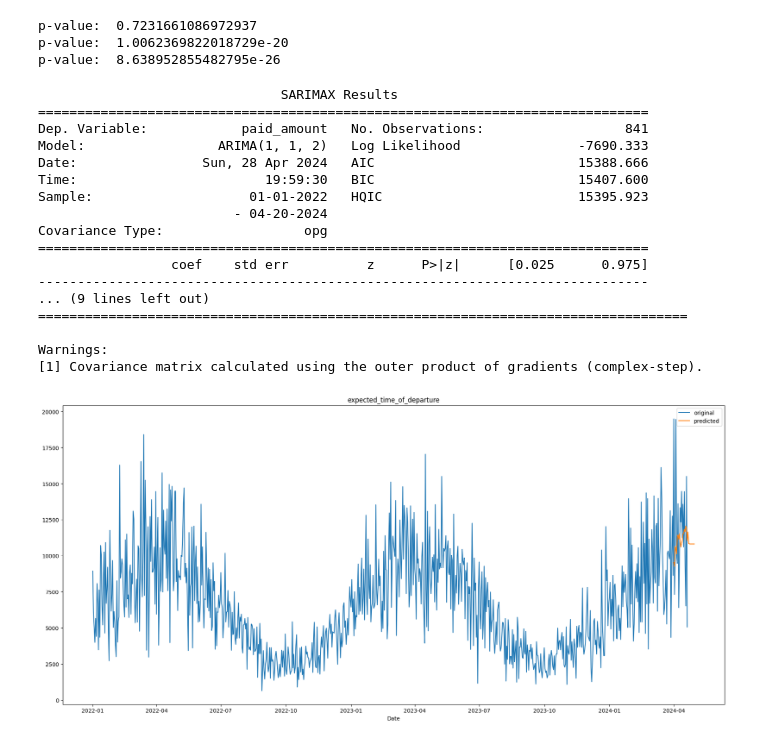
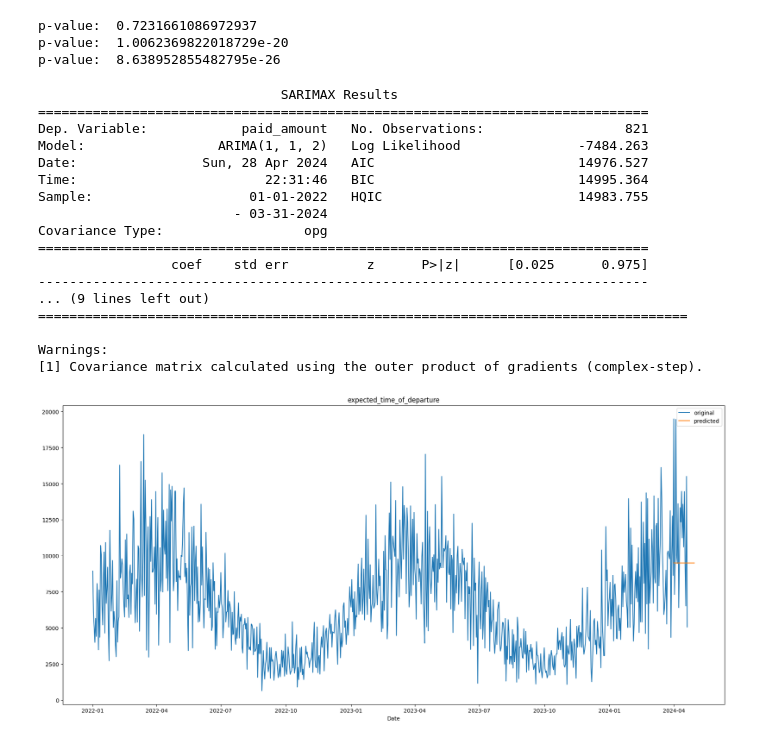
Before and after one commit to tglkwon/DataAnalysis, a Jupyter notebook: EDA.ipynb, the cells around one changed output. Cells and saved outputs as stored; diff of their text form; code cells hidden in the pictures.

```diff
--- a/EDA.ipynb
+++ b/EDA.ipynb
@@ -55,7 +63,7 @@ def load_dataset(filename):
 
     feature_names = ['port_of_loading', 'port_of_discharge', 'HSCODE', 'is_coc',
        'cargo_weight', 'expected_time_of_departure', 'teu']
-    target = 'paid_amount'
+    target = 'HSCODE2'
 
     return feature_names, target, dataset
 
@@ -117,6 +125,8 @@ def factorzie_text_values(dataset):
     date_string = dataset['expected_time_of_departure'].dt.strftime('%Y%m%d')
     dataset['date'] = date_string.astype(int)
 
+    dataset['HSCODE2'] = (dataset['HSCODE']/10000).astype(int)
+
     dataset.sort_values(by=['expected_time_of_departure'], axis=0, ascending=True, inplace=True)
 
     print(dataset.head(5))
@@ -404,42 +514,42 @@ p-value:  8.638952855482795e-26
 from statsmodels.tsa.arima.model import ARIMA
 
 # fit model
-model = ARIMA(ts, order=(1,1,2))
+model = ARIMA(ts[ts.index < datetime(2024,4,1)], order=(1,1,2))
 model_fit = model.fit()
 
 # summary of fit model
 print(model_fit.summary())
 
 # predict
 forecast = model_fit.predict(start="2024-04-01", end="2024-04-30")
 
 # visualization
 plt.figure(figsize=(22,10))
 plt.plot(ts, label = "original")
 plt.plot(forecast, label = "predicted")
 plt.title("expected_time_of_departure")
 plt.xlabel("Date")
 plt.legend()
 plt.show()
 # %% [output]
                                SARIMAX Results
 ==============================================================================
-Dep. Variable:            paid_amount   No. Observations:                  841
-Model:                 ARIMA(1, 1, 2)   Log Likelihood               -7690.333
-Date:                Sun, 28 Apr 2024   AIC                          15388.666
-Time:                        19:59:30   BIC                          15407.600
-Sample:                    01-01-2022   HQIC                         15395.923
-                         - 04-20-2024
+Dep. Variable:            paid_amount   No. Observations:                  821
+Model:                 ARIMA(1, 1, 2)   Log Likelihood               -7484.263
+Date:                Sun, 28 Apr 2024   AIC                          14976.527
+Time:                        22:31:46   BIC                          14995.364
+Sample:                    01-01-2022   HQIC                         14983.755
+                         - 03-31-2024
 Covariance Type:                  opg
 ==============================================================================
                  coef    std err          z      P>|z|      [0.025      0.975]
 ------------------------------------------------------------------------------
 ... (9 lines left out)
 ===================================================================================
 
 Warnings:
 [1] Covariance matrix calculated using the outer product of gradients (complex-step).
-[figure, old version]
+[figure, new version]
 # %%
 # predict all path
 from sklearn.metrics import mean_squared_error
```
Also changed, not shown: parts of 9 cells of this notebook, 4 other files.
